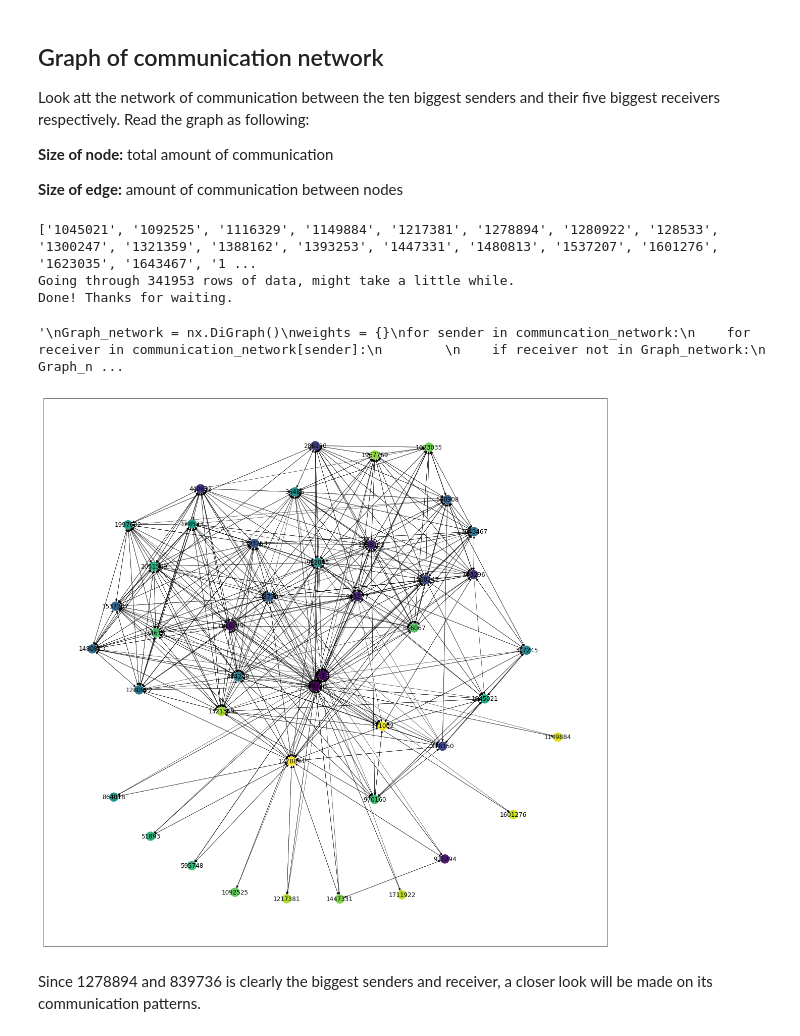
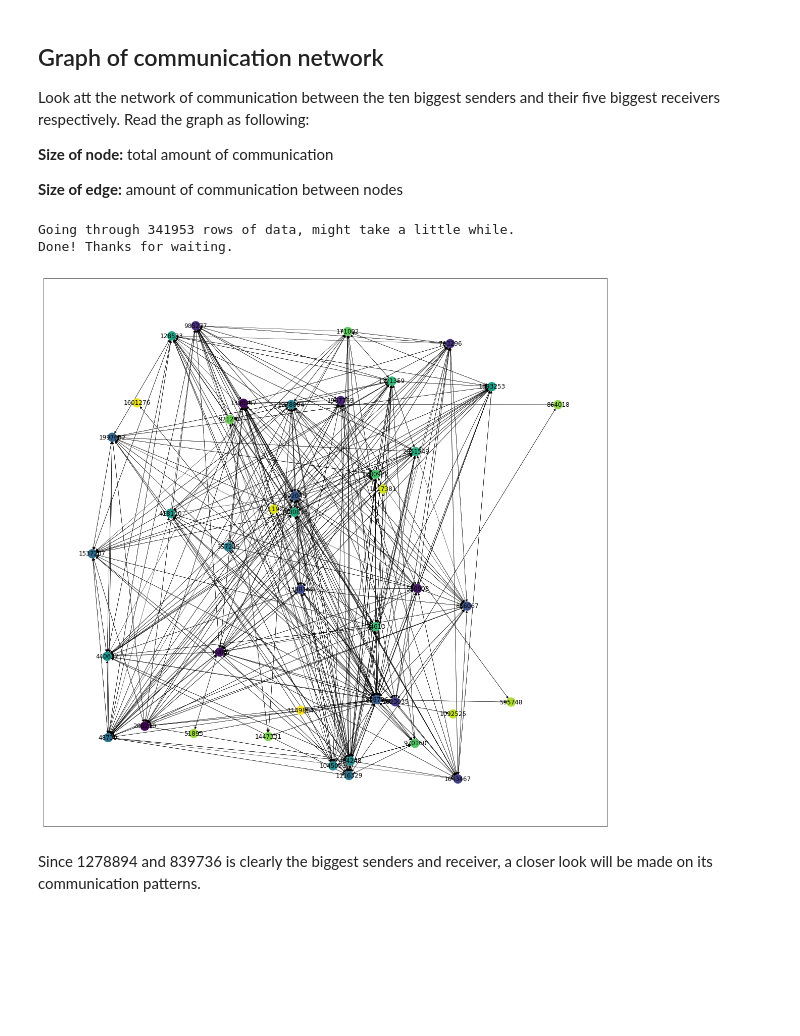
Before and after one commit to becczor/TNM098-project, a Jupyter notebook: project.ipynb, the cells around one changed output. Cells and saved outputs as stored; diff of their text form; code cells hidden in the pictures; blank space fills up the shorter version.

Commit message:
fixed layout for network plot.

```diff
--- a/project.ipynb
+++ b/project.ipynb
@@ -132,6 +132,7 @@ for index, row in data_filtered_senders.iterrows():
     receiver = row['to']
     if receiver not in unique_biggest_sender_and_receivers:
         # Only sender should be documented
+        continue
         receiver = -1 #'other'
 
     if sender in communication_network:
@@ -144,37 +145,27 @@ for index, row in data_filtered_senders.iterrows():
 
 print("Done! Thanks for waiting.")
 # %% [output]
-['1045021', '1092525', '1116329', '1149884', '1217381', '1278894', '1280922', '128533', '1300247', '1321359', '1388162', '1393253', '1447331', '1480813', '1537207', '1601276', '1623035', '1643467', '1 ...
 Going through 341953 rows of data, might take a little while.
 Done! Thanks for waiting.
-'\nGraph_network = nx.DiGraph()\nweights = {}\nfor sender in communcation_network:\n    for receiver in communication_network[sender]:\n        \n    if receiver not in Graph_network:\n        Graph_n ...
 # %%
 #print(communication_network)
 mpl.rcParams['figure.figsize'] = (20,20)
 
 Graph_network = nx.DiGraph()
-weights = {}
 for sender in communication_network:
-    #print("Sender:", sender)
     for receiver in communication_network[sender]:
-        #print("Receiver:", receiver)
-        #if receiver not in Graph_network:
         Graph_network.add_edge(sender, receiver)
-            #weights[receiver] = 1
-        #else:
-            #weights[receiver] += 1
 
-#print(weights)
 
 nx.draw_networkx(Graph_network,
-        pos=nx.kamada_kawai_layout(Graph_network),
+        pos=nx.random_layout(Graph_network),
         node_color = np.linspace(0,1,len(Graph_network.nodes())),
         width = 0.5,
         with_lables=True
         )
 plt.show()
 # %% [output]
-[figure, old version]
+[figure, new version]
 # %% [markdown]
 Since 1278894 and 839736 is clearly the biggest senders and receiver, a closer look will be made on its communication patterns.
 # %%
```
